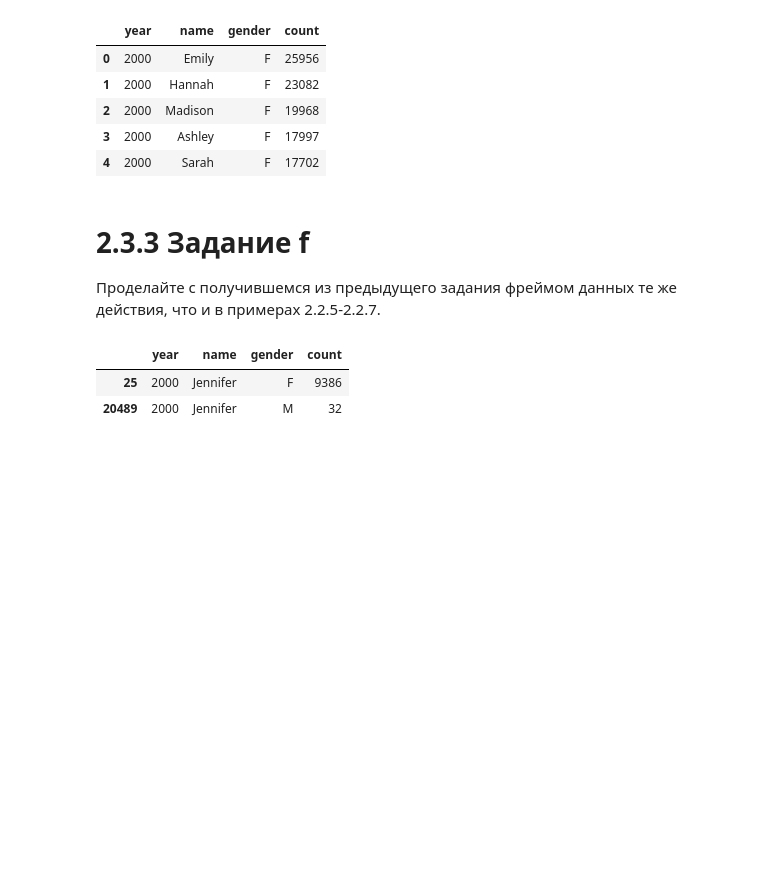
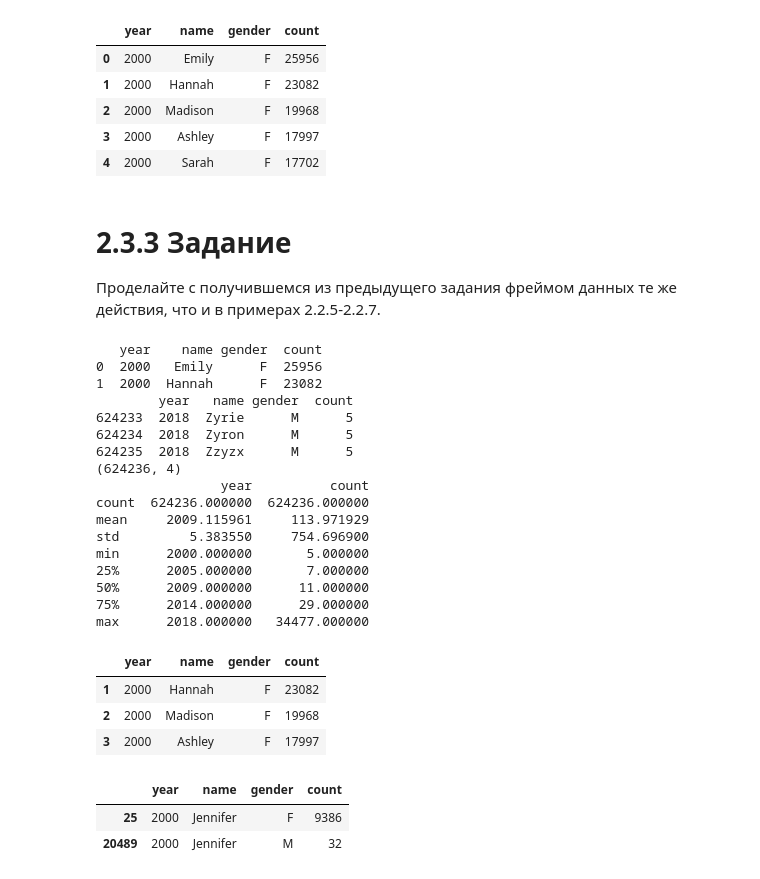
Before and after one commit to Rusick0/AI_Practice, a Jupyter notebook: AI2.ipynb, the cells around one changed output. Saved outputs shown, nothing was run; the diff lists cells and outputs as text; code cells hidden in the pictures; blank space fills up the shorter version.

```diff
--- a/AI2.ipynb
+++ b/AI2.ipynb
@@ -192,39 +165,52 @@ dataframe.head(5)
 | 3 | 2000 | Ashley | F | 17997 |
 | 4 | 2000 | Sarah | F | 17702 |
 # %% [markdown]
-# 2.3.3 Задание f
+# 2.3.3 Задание
 Проделайте с получившемся из предыдущего задания фреймом данных
 те же действия, что и в примерах 2.2.5-2.2.7.
-# %%
-# Импортируем Pandas для работы с данными.
-import pandas as pd
-
-# Указываем тот же URL-адрес CSV-файла.
-url = "https://raw.githubusercontent.com/akmand/datasets/main/baby_names_2000.csv"
-
-# Загружаем данные в DataFrame.
-dataframe = pd.read_csv(url)
-
-# --- Это как в примере 2.2.5 ---
-# Посмотрим на первые 2 строки DataFrame.
-dataframe.head(2)
-# Посмотрим на последние 3 строки DataFrame.
-dataframe.tail(3)
-# Узнаем размер нашей таблицы (количество строк и столбцов).
-dataframe.shape
-# Получим базовую статистику для числовых столбцов (среднее, минимум, максимум и т.д.).
-dataframe.describe()
-
-# --- Это как в примере 2.2.6 ---
-# Выбираем строки по их индексам: со второй строки (индекс 1) до четвертой (индекс 3).
-dataframe.iloc[1:4]
-
-# --- Это как в примере 2.2.7 ---
-# Отфильтровываем DataFrame, чтобы показать только те строки, где имя (столбец 'name') равно 'Jennifer',
-# и затем выводим первые 2 записи из этого отфильтрованного списка.
-dataframe[dataframe['name'] == 'Jennifer'].head(2)
-# %% [output]
-|  | year | name | gender | count |
-| 25 | 2000 | Jennifer | F | 9386 |
-| 20489 | 2000 | Jennifer | M | 32 |
+# %%
+import pandas as pd
+
+url = "https://raw.githubusercontent.com/akmand/datasets/main/baby_names_2000.csv"
+dataframe = pd.read_csv(url)
+
+# Основные методы исследования данных
+print(dataframe.head(2))   # Первые 2 строки
+
+print(dataframe.tail(3))   # Последние 3 строки
+
+print(dataframe.shape)     # Форма таблицы
+
+print(dataframe.describe())# Статистика
+
+# Выбор строк по индексу
+display(dataframe.iloc[1:4])
+
+# Фильтрация по условию
+display(dataframe[dataframe['name'] == 'Jennifer'].head(2))
+# %% [output]
+   year    name gender  count
+0  2000   Emily      F  25956
+1  2000  Hannah      F  23082
+        year   name gender  count
+624233  2018  Zyrie      M      5
+624234  2018  Zyron      M      5
+624235  2018  Zzyzx      M      5
+(624236, 4)
+                year          count
+count  624236.000000  624236.000000
+mean     2009.115961     113.971929
+std         5.383550     754.696900
+min      2000.000000       5.000000
+25%      2005.000000       7.000000
+50%      2009.000000      11.000000
+75%      2014.000000      29.000000
+max      2018.000000   34477.000000
+|  | year | name | gender | count |
+| 1 | 2000 | Hannah | F | 23082 |
+| 2 | 2000 | Madison | F | 19968 |
+| 3 | 2000 | Ashley | F | 17997 |
+|  | year | name | gender | count |
+| 25 | 2000 | Jennifer | F | 9386 |
+| 20489 | 2000 | Jennifer | M | 32 |
 # %% [markdown]
```
Also changed, not shown: parts of 16 cells of this notebook.
